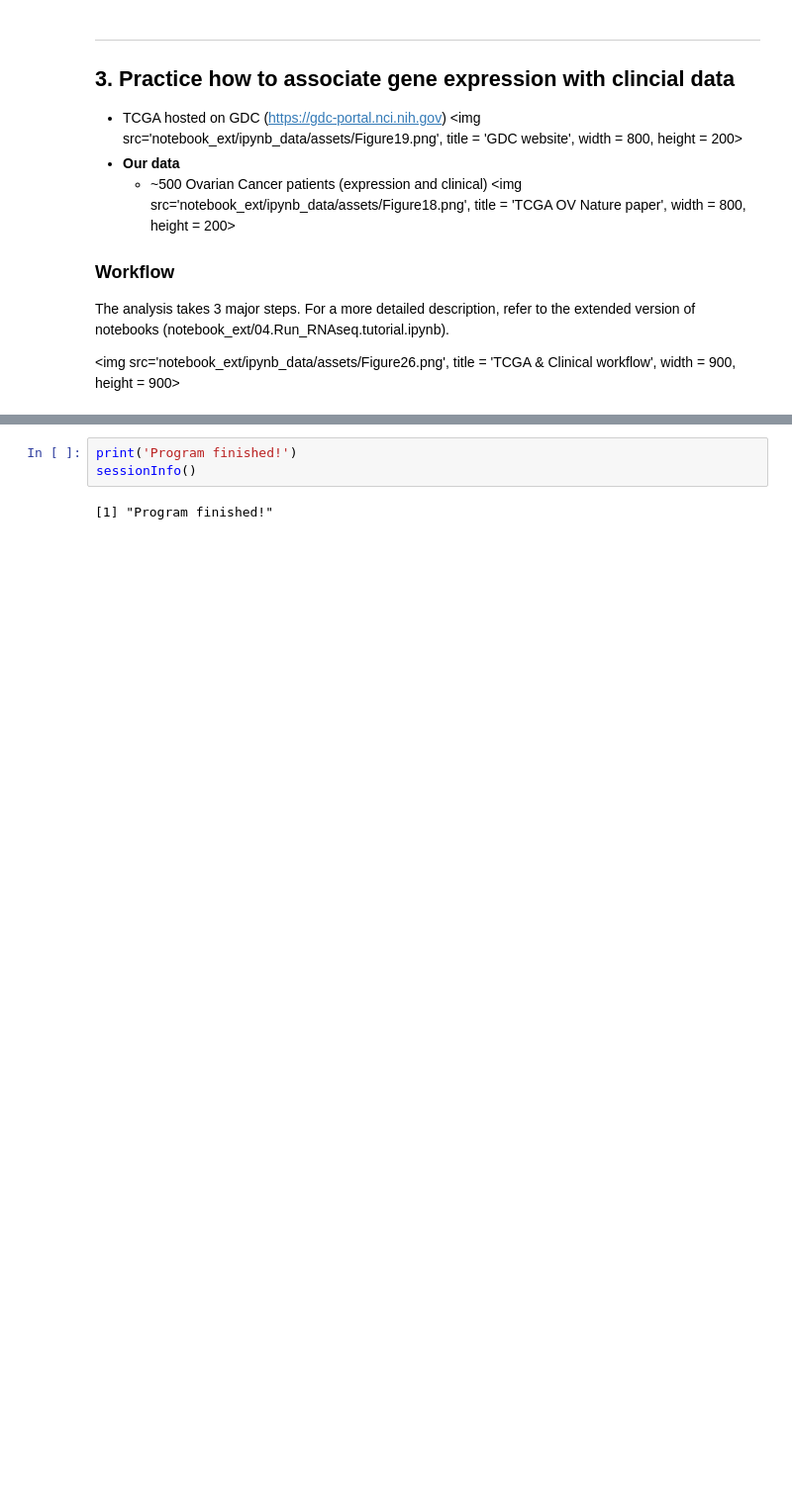
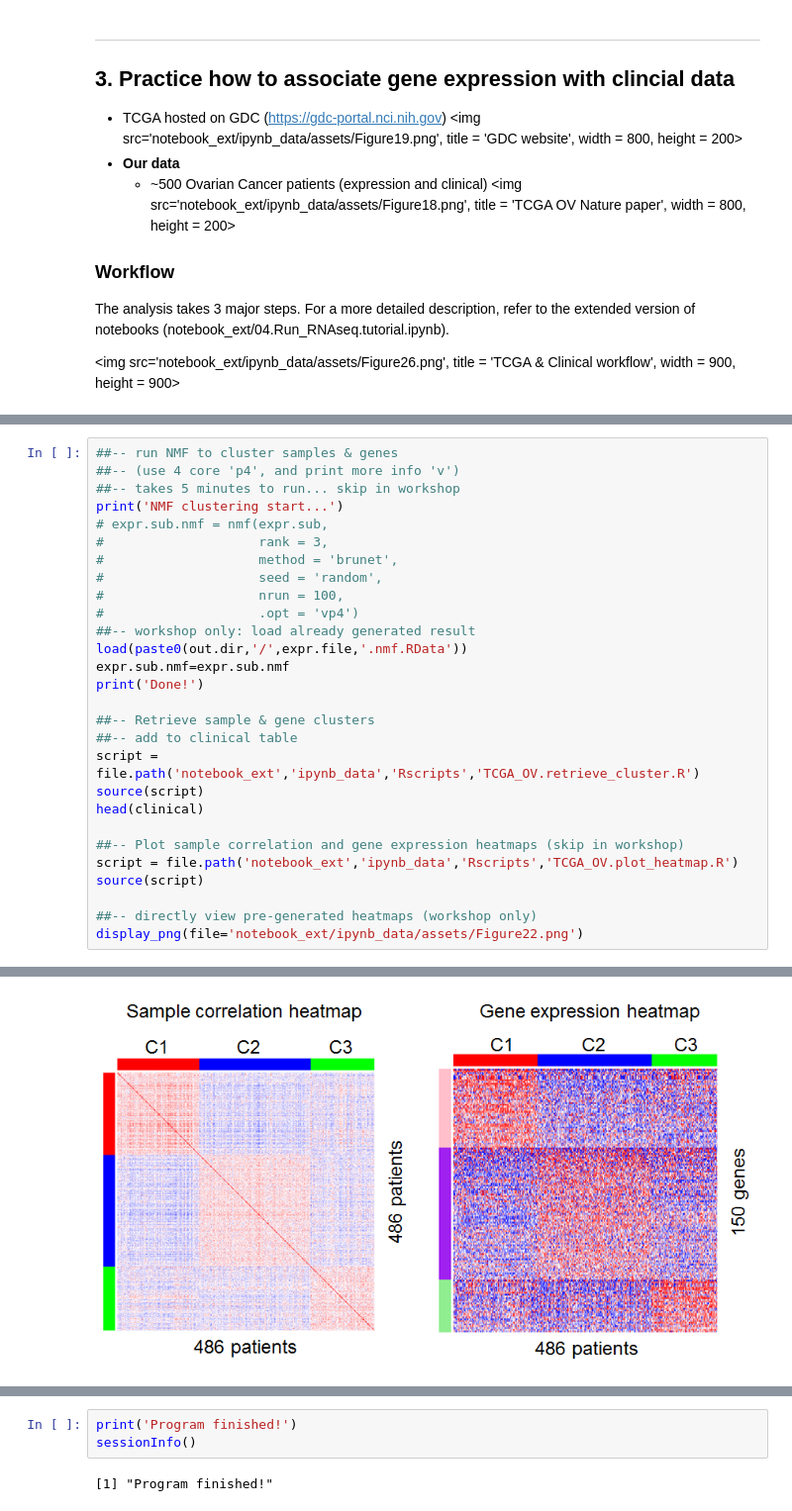
Before and after one commit to riyuebao/CRI-Workshop-Nov2016-RNAseq, a Jupyter notebook: Run_RNAseq.tutorial.ipynb, the cells around one changed output, grey strips where cells are left out. Shown at 99% size. Cells and saved outputs as stored; diff of their text form; blank space fills up the shorter version.

Commit message:
Abstract R code blocks into separate R scripts

```diff
--- a/Run_RNAseq.tutorial.ipynb
+++ b/Run_RNAseq.tutorial.ipynb
@@ -748,0 +497,29 @@ centered = t(scale(t(expr.sub.srt), scale=F))
+# %%
+##-- run NMF to cluster samples & genes
+##-- (use 4 core 'p4', and print more info 'v')
+##-- takes 5 minutes to run... skip in workshop
+print('NMF clustering start...')
+# expr.sub.nmf = nmf(expr.sub,
+#                    rank = 3,
+#                    method = 'brunet',
+#                    seed = 'random',
+#                    nrun = 100,
+#                    .opt = 'vp4')
+##-- workshop only: load already generated result
+load(paste0(out.dir,'/',expr.file,'.nmf.RData'))
+expr.sub.nmf=expr.sub.nmf
+print('Done!')
+
+##-- Retrieve sample & gene clusters
+##-- add to clinical table
+script = file.path('notebook_ext','ipynb_data','Rscripts','TCGA_OV.retrieve_cluster.R')
+source(script)
+head(clinical)
+
+##-- Plot sample correlation and gene expression heatmaps (skip in workshop)
+script = file.path('notebook_ext','ipynb_data','Rscripts','TCGA_OV.plot_heatmap.R')
+source(script)
+
+##-- directly view pre-generated heatmaps (workshop only)
+display_png(file='notebook_ext/ipynb_data/assets/Figure22.png')
+# %% [output]
@@ -749 +551,2 @@ centered = t(scale(t(expr.sub.srt), scale=F))
+[figure, added]
 # %% [markdown]
```
Also changed, not shown: parts of 32 cells of this notebook, 18 other files.
